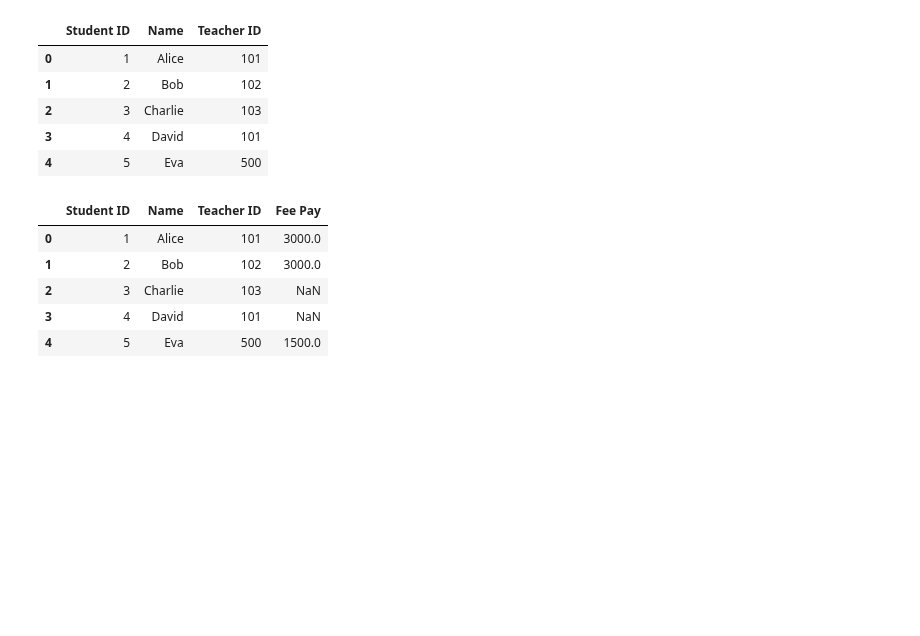
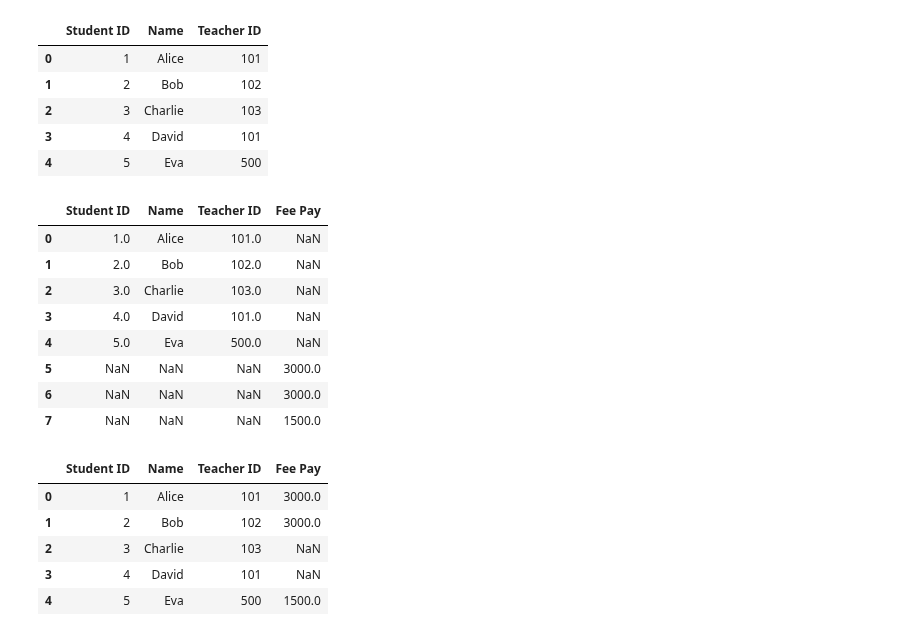
Before and after one commit to AhmedShaykh/NumPy-And-Pandas, a Jupyter notebook: pandas3.ipynb, the cells around one changed output. Cells and saved outputs as stored; diff of their text form; code cells hidden in the pictures; blank space fills up the shorter version.

```diff
--- a/pandas3.ipynb
+++ b/pandas3.ipynb
@@ -1489,6 +1430,22 @@ students
 | 2 | 3 | Charlie | 103 |
 | 3 | 4 | David | 101 |
 | 4 | 5 | Eva | 500 |
+# %%
+df4 : pd.DataFrame  = pd.merge(students, df3,
+                               left_on="Student ID", right_on="Fee Pay",
+                               how="outer");
+
+df4
+# %% [output]
+|  | Student ID | Name | Teacher ID | Fee Pay |
+| 0 | 1.0 | Alice | 101.0 | NaN |
+| 1 | 2.0 | Bob | 102.0 | NaN |
+| 2 | 3.0 | Charlie | 103.0 | NaN |
+| 3 | 4.0 | David | 101.0 | NaN |
+| 4 | 5.0 | Eva | 500.0 | NaN |
+| 5 | NaN | NaN | NaN | 3000.0 |
+| 6 | NaN | NaN | NaN | 3000.0 |
+| 7 | NaN | NaN | NaN | 1500.0 |
 # %%
 df4 : pd.DataFrame  = pd.merge(students, df3,
                                left_on="Student ID", right_index=True,
```
Also changed, not shown: parts of 18 cells of this notebook.
